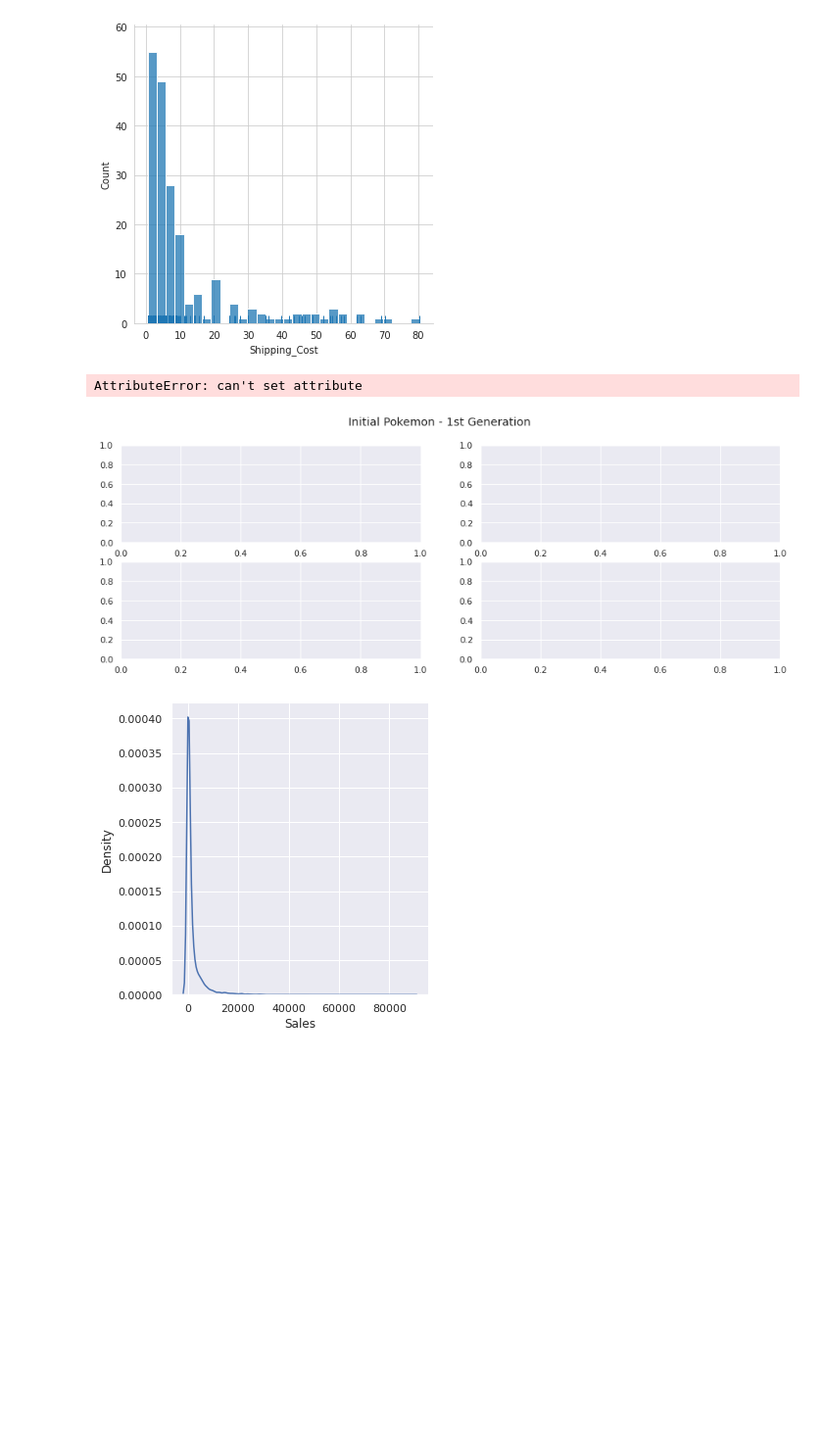
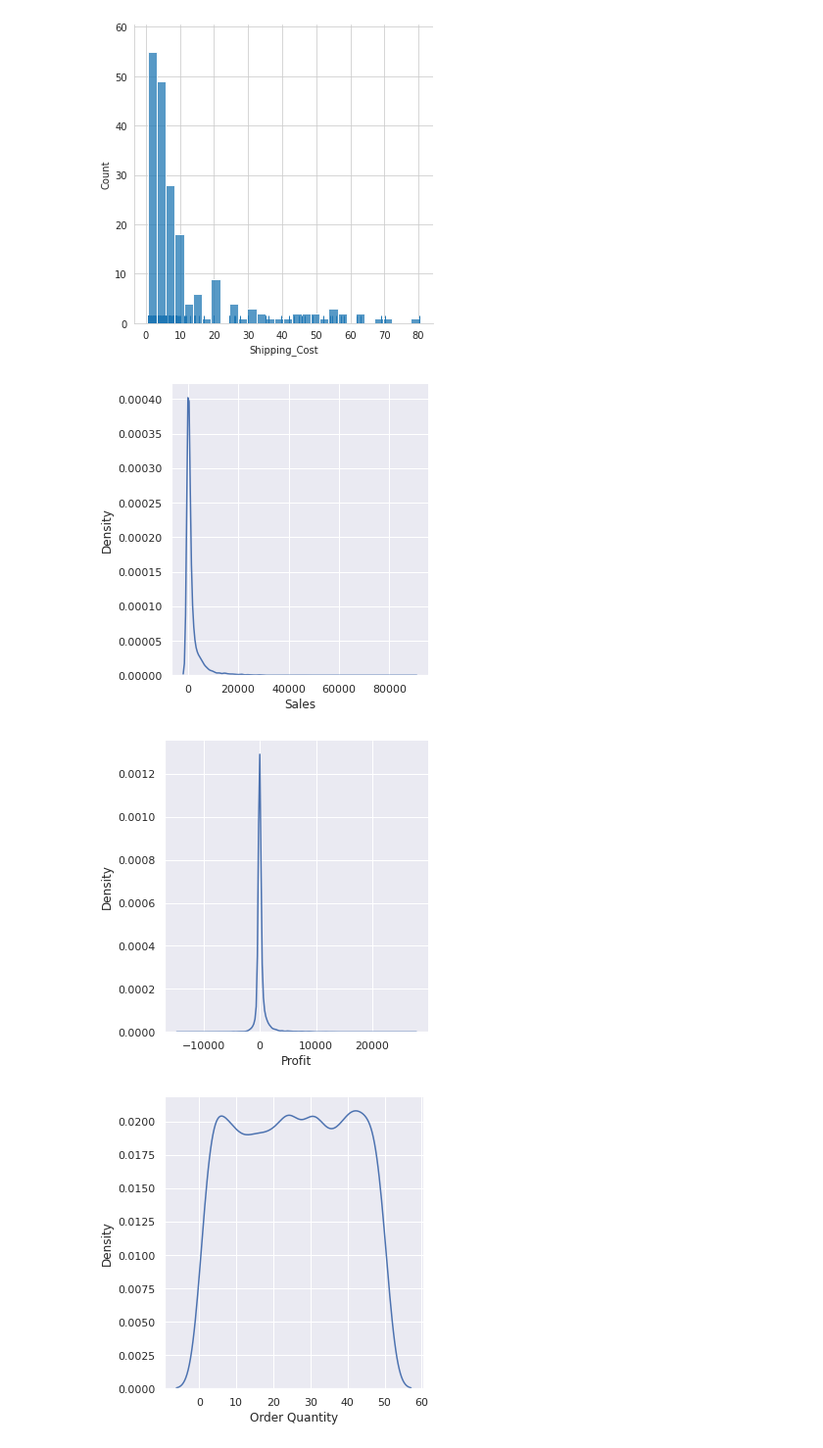
Before and after one commit to Mgrdich/machine_learning_playground, a Jupyter notebook: data_visualization2.ipynb, the cells around one changed output. Shown at 98% size. Cells and saved outputs as stored; diff of their text form; code cells hidden in the pictures; blank space fills up the shorter version.

Commit message:
Data visualization part 2

```diff
--- a/data_visualization2.ipynb
+++ b/data_visualization2.ipynb
@@ -21,27 +21,21 @@ plt.show()
 # %% [output]
 [figure]
 # %%
-fig, axes = plt.subplots(2,2, figsize=(15, 5))
-fig.suptitle('Initial Pokemon - 1st Generation')
-
 fig1 = sns.displot(data=df['Sales'],kind='kde')
 fig1.set_xlabels('Sales')
-fig1.ax = axes[0,0]
 
-fig2 = sns.displot(data=df['Profit'],kind='kde',ax=axes[0,0])
+fig2 = sns.displot(data=df['Profit'],kind='kde')
 fig2.set_xlabels('Profit')
-fig2
 
 fig3 = sns.displot(data=df['Order_Quantity'],kind='kde')
 fig3.set_xlabels('Order Quantity')
-fig3.ax = axes[0,0]
+
 
 fig4 = sns.displot(data=df['Shipping_Cost'],kind='kde')
 fig4.set_xlabels('Shipping cost')
-fig4.ax = axes[0,0]
 
 plt.show()
 # %% [output]
-AttributeError: can't set attribute
-[figure, old version]
+[figure, new version]
-[figure, old version]
+[figure, new version]
+[figure, added]
```
Also changed, not shown: parts of 12 cells of this notebook.
